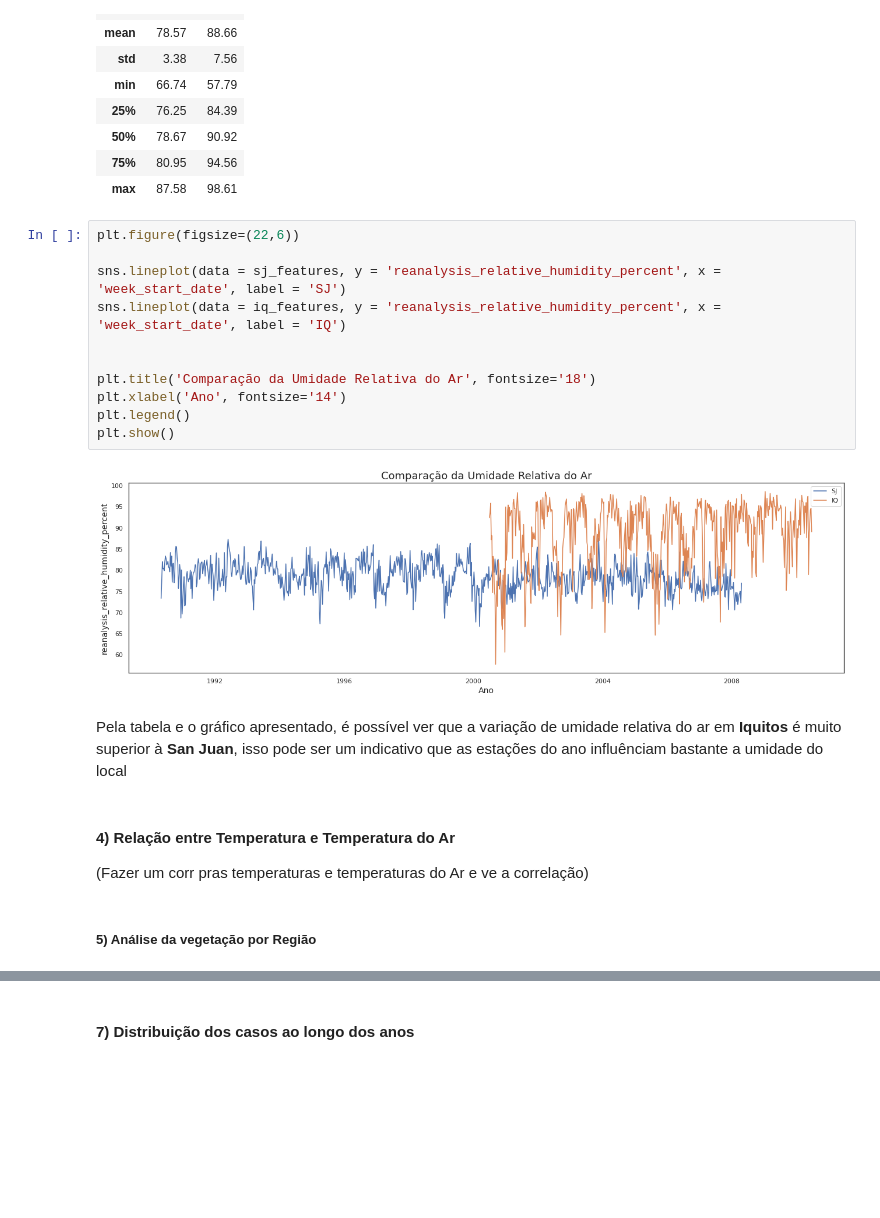
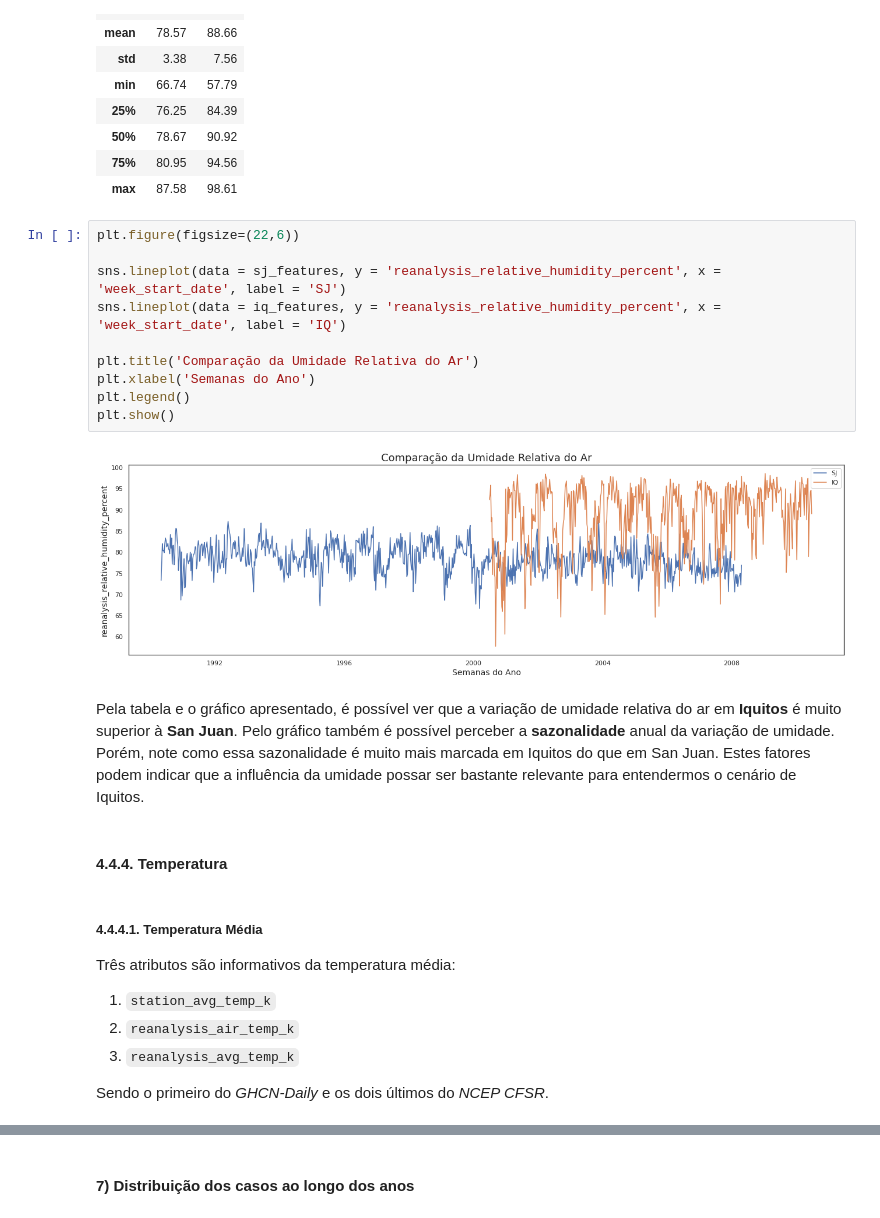
Before and after one commit to ciencia-dados-ifsp-grupo5/DengAI, a Jupyter notebook: notebooks/dengAI.ipynb, the cells around one changed output, grey strips where cells are left out. Drawn from its saved outputs; the diff is of its cells as text; blank space fills up the shorter version.

```diff
--- a/notebooks/dengAI.ipynb
+++ b/notebooks/dengAI.ipynb
@@ -504,21 +510,26 @@ reanalysis_relative_humidity_percent_info
 # %%
 plt.figure(figsize=(22,6))
 
 sns.lineplot(data = sj_features, y = 'reanalysis_relative_humidity_percent', x = 'week_start_date', label = 'SJ')
 sns.lineplot(data = iq_features, y = 'reanalysis_relative_humidity_percent', x = 'week_start_date', label = 'IQ')
 
-
-plt.title('Comparação da Umidade Relativa do Ar', fontsize='18')
-plt.xlabel('Ano', fontsize='14')
+plt.title('Comparação da Umidade Relativa do Ar')
+plt.xlabel('Semanas do Ano')
 plt.legend()
 plt.show()
 # %% [output]
-[figure, old version]
+[figure, new version]
 # %% [markdown]
-Pela tabela e o gráfico apresentado, é possível ver que a variação de umidade relativa do ar em **Iquitos** é muito superior à **San Juan**, isso pode ser um indicativo que as estações do ano influênciam bastante a umidade do local
+Pela tabela e o gráfico apresentado, é possível ver que a variação de umidade relativa do ar em **Iquitos** é muito superior à **San Juan**. Pelo gráfico também é possível perceber a **sazonalidade** anual da variação de umidade. Porém, note como essa sazonalidade é muito mais marcada em Iquitos do que em San Juan. Estes fatores podem indicar que a influência da umidade possar ser bastante relevante para entendermos o cenário de Iquitos.
-# %% [markdown]
-#### 4) Relação entre Temperatura e Temperatura do Ar
-
-(Fazer um corr pras temperaturas e temperaturas do Ar e ve a correlação)
-# %% [markdown]
-##### 5) Análise da vegetação por Região
+# %% [markdown]
+#### 4.4.4. Temperatura
+# %% [markdown]
+##### 4.4.4.1. Temperatura Média
+
+Três atributos são informativos da temperatura média:
+
+1. `station_avg_temp_k`
+1. `reanalysis_air_temp_k`
+1. `reanalysis_avg_temp_k`
+
+Sendo o primeiro do *GHCN-Daily* e os dois últimos do *NCEP CFSR*.
```
Also changed, not shown: parts of 49 cells of this notebook.
